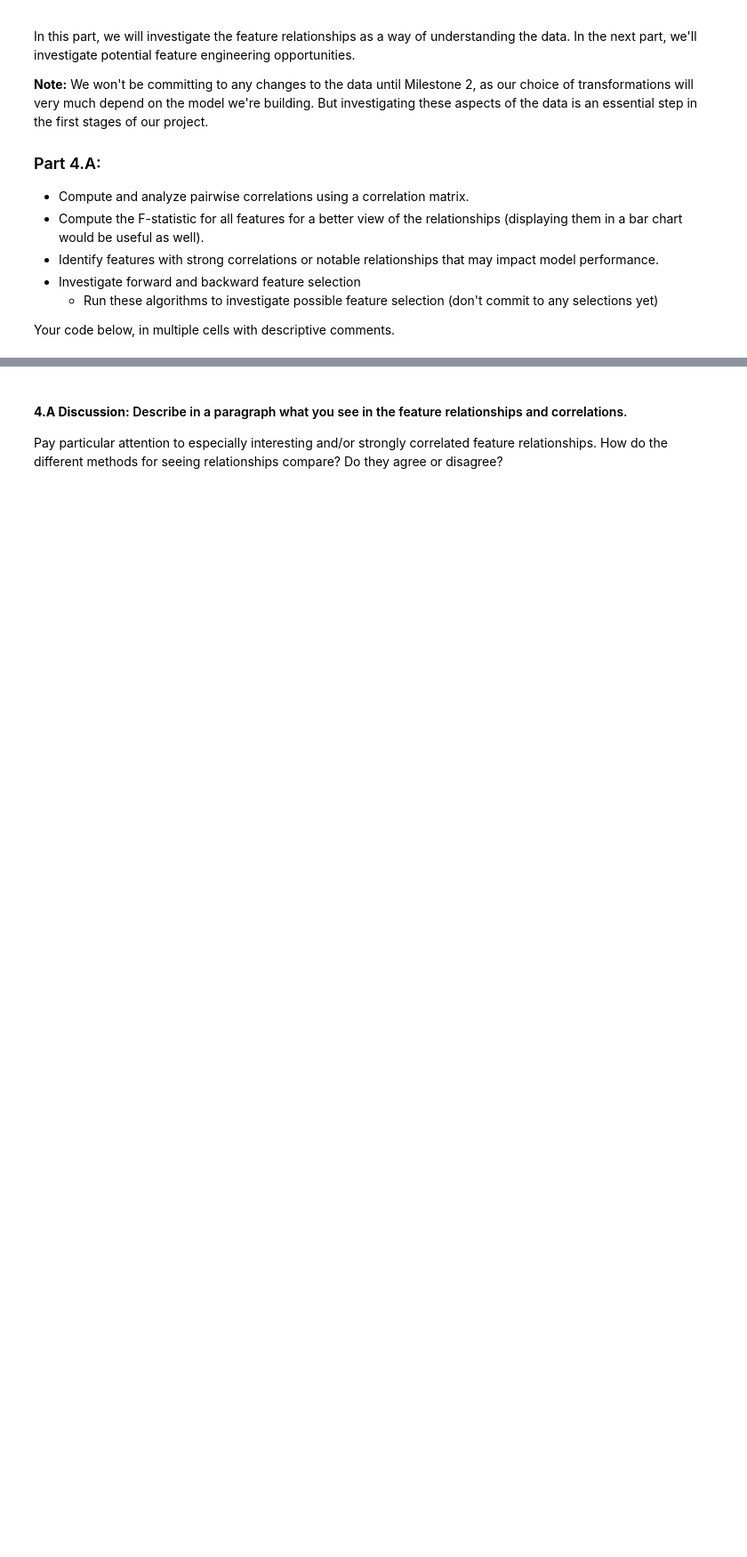
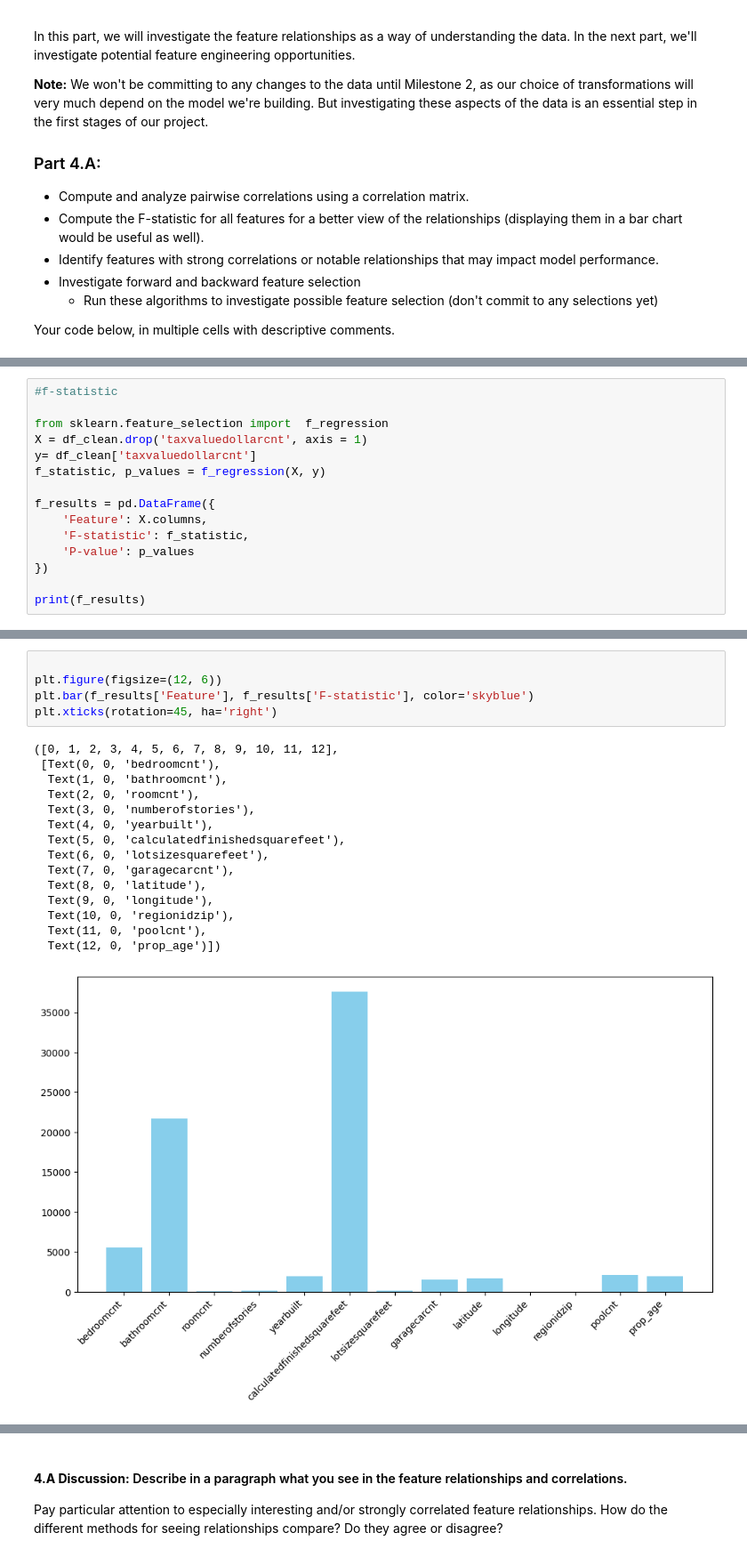
Before and after one commit to nallen35/DX_603_final, a Jupyter notebook: Milestone_01.ipynb, the cells around one changed output, grey strips where cells are left out. Shown at 89% size. Saved outputs shown, nothing was run; the diff lists cells and outputs as text; blank space fills up the shorter version.

```diff
--- a/Milestone_01.ipynb
+++ b/Milestone_01.ipynb
@@ -593,0 +614,15 @@ Your code below, in multiple cells with descriptive comments.
+# %%
+#f-statistic
+
+from sklearn.feature_selection import  f_regression
+X = df_clean.drop('taxvaluedollarcnt', axis = 1)
+y= df_clean['taxvaluedollarcnt']
+f_statistic, p_values = f_regression(X, y)
+
+f_results = pd.DataFrame({
+    'Feature': X.columns,
+    'F-statistic': f_statistic,
+    'P-value': p_values
+})
+
+print(f_results)
@@ -593,0 +644,21 @@ Your code below, in multiple cells with descriptive comments.
+# %%
+
+plt.figure(figsize=(12, 6))
+plt.bar(f_results['Feature'], f_results['F-statistic'], color='skyblue')
+plt.xticks(rotation=45, ha='right')
+# %% [output]
+([0, 1, 2, 3, 4, 5, 6, 7, 8, 9, 10, 11, 12],
+ [Text(0, 0, 'bedroomcnt'),
+  Text(1, 0, 'bathroomcnt'),
+  Text(2, 0, 'roomcnt'),
+  Text(3, 0, 'numberofstories'),
+  Text(4, 0, 'yearbuilt'),
+  Text(5, 0, 'calculatedfinishedsquarefeet'),
+  Text(6, 0, 'lotsizesquarefeet'),
+  Text(7, 0, 'garagecarcnt'),
+  Text(8, 0, 'latitude'),
+  Text(9, 0, 'longitude'),
+  Text(10, 0, 'regionidzip'),
+  Text(11, 0, 'poolcnt'),
+  Text(12, 0, 'prop_age')])
+[figure, added]
```
Also changed, not shown: parts of 11 cells of this notebook.
